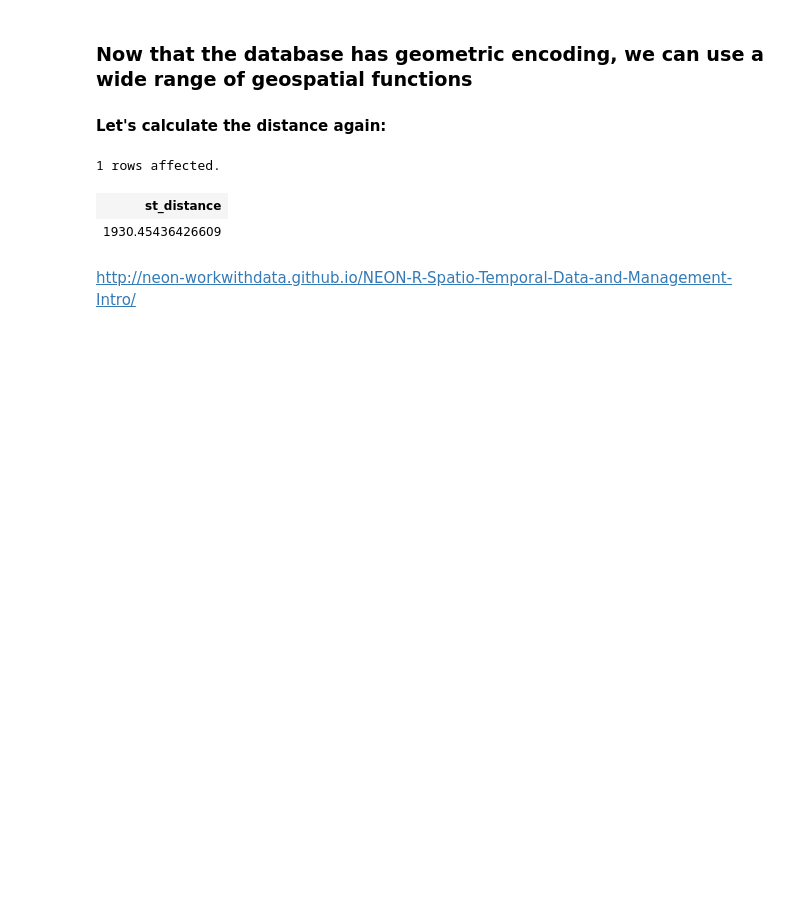
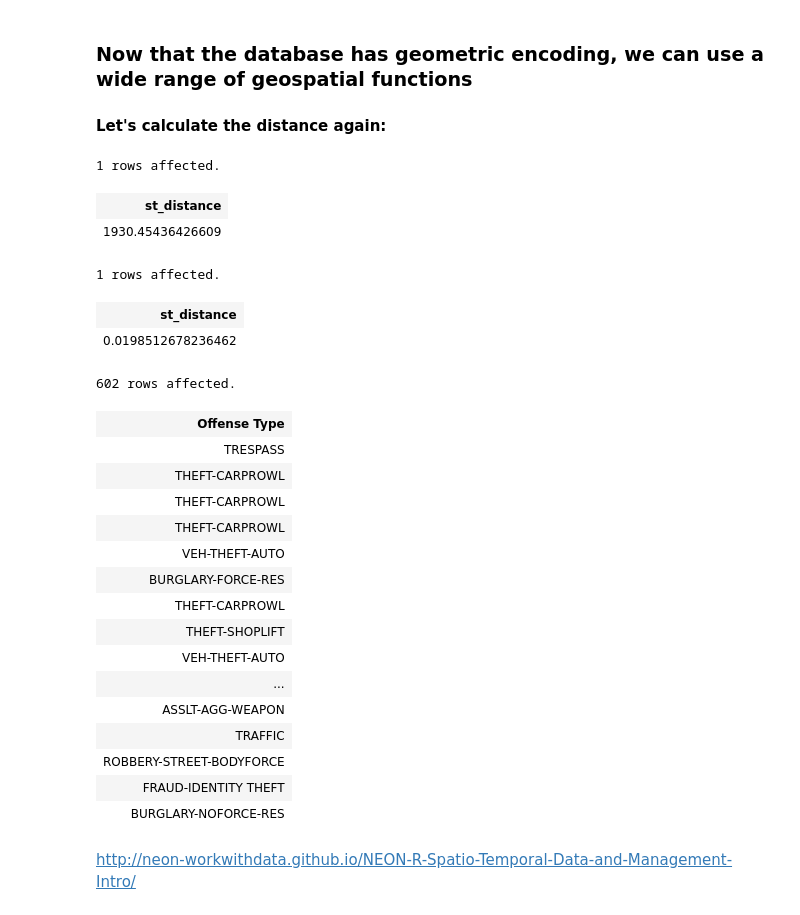
Before and after one commit to valentina-s/SQL_tutorial, a Jupyter notebook: SQLTutorial.ipynb, the cells around one changed output. Cells and saved outputs as stored; diff of their text form; code cells hidden in the pictures; blank space fills up the shorter version.

```diff
--- a/SQLTutorial.ipynb
+++ b/SQLTutorial.ipynb
@@ -459,5 +525,37 @@ WHERE a."gid"=1 AND b."gid"=2;
 1 rows affected.
 | st_distance |
 | 1930.45436426609 |
+# %%
+%%sql
+SELECT ST_Distance(a.geom,b.geom)
+FROM seattlecrimeincidents AS a, seattlecrimeincidents AS b
+WHERE a."gid"=1 AND b."gid"=2;
+# %% [output]
+1 rows affected.
+| st_distance |
+| 0.0198512678236462 |
+# %%
+%%sql
+SELECT "Offense Type"
+FROM seattlecrimeincidents
+WHERE ST_Distance(geom, ST_SetSRID(ST_MakePoint(-122.3072131,47.6212378),4326)) <= 0.01
+# %% [output]
+602 rows affected.
+| Offense Type |
+| TRESPASS |
+| THEFT-CARPROWL |
+| THEFT-CARPROWL |
+| THEFT-CARPROWL |
+| VEH-THEFT-AUTO |
+| BURGLARY-FORCE-RES |
+| THEFT-CARPROWL |
+| THEFT-SHOPLIFT |
+| VEH-THEFT-AUTO |
+| ... |
+| ASSLT-AGG-WEAPON |
+| TRAFFIC |
+| ROBBERY-STREET-BODYFORCE |
+| FRAUD-IDENTITY THEFT |
+| BURGLARY-NOFORCE-RES |
 # %% [markdown]
 http://neon-workwithdata.github.io/NEON-R-Spatio-Temporal-Data-and-Management-Intro/
```
Also changed, not shown: parts of 25 cells of this notebook, 3 other files.
